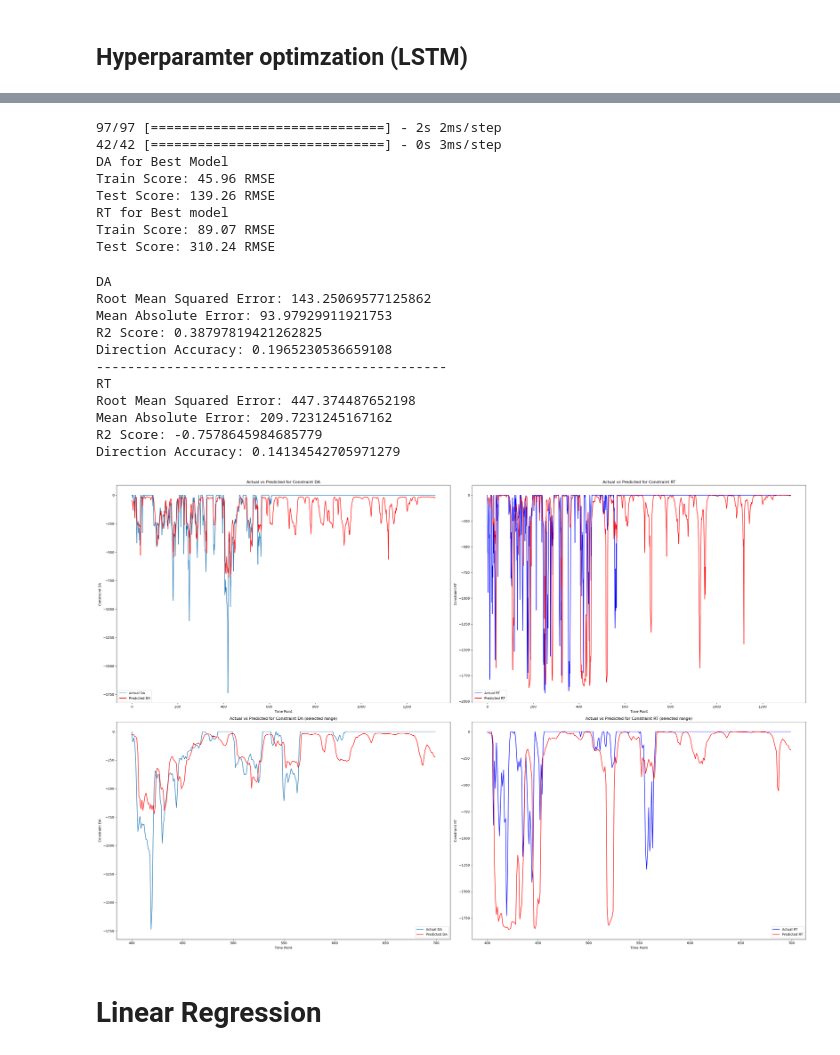
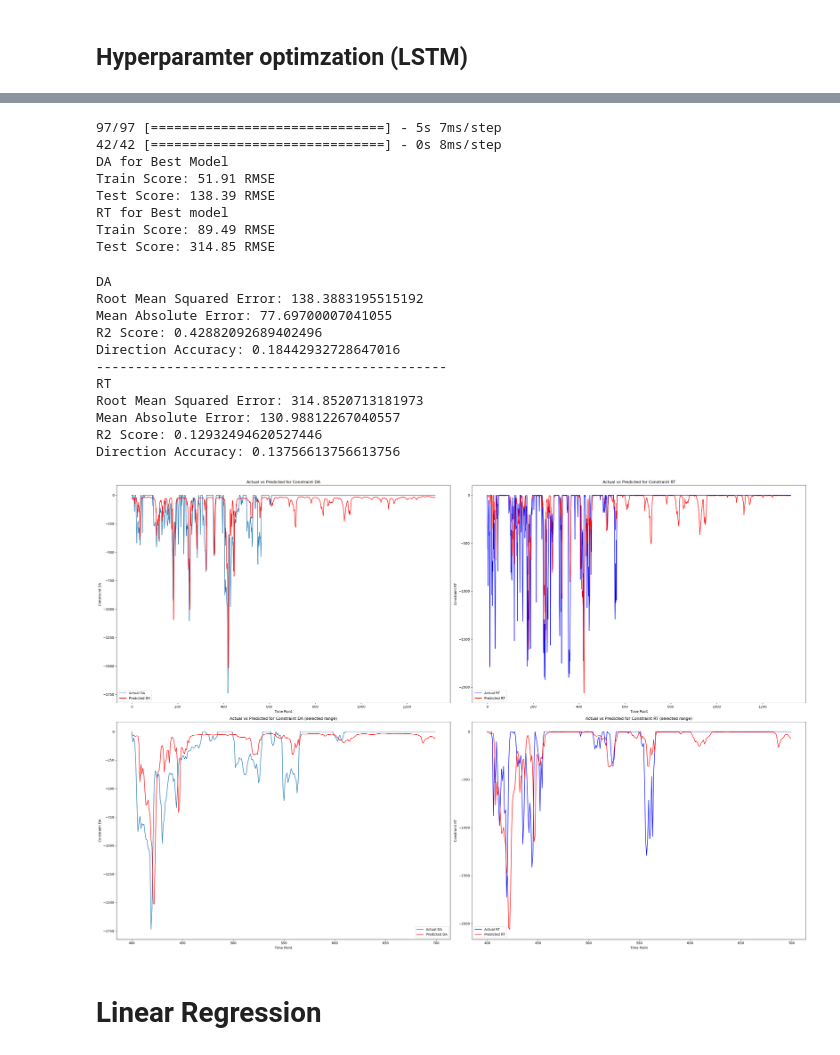
Before and after one commit to Nim-ah/Day-Ahead-Real-Time-Constraint-Investigation, a Jupyter notebook: DA_RT_V1.ipynb, the cells around one changed output, grey strips where cells are left out. Cells and saved outputs as stored; diff of their text form; code cells hidden in the pictures.

```diff
--- a/DA_RT_V1.ipynb
+++ b/DA_RT_V1.ipynb
@@ -561,9 +578,9 @@ def tuned_model(HP_Tuner):
 tuner = RandomSearch(
     tuned_model,
     objective='val_loss',
-    max_trials=5,
-    executions_per_trial=3,
-    directory='V1_copy',
+    max_trials=6,
+    executions_per_trial=4,
+    directory='V2',
     project_name='DA_RT')
 
 tuner.search(X_train, y_train, epochs=5, validation_data=(X_test, y_test))
@@ -577,6 +594,6 @@ INFO:tensorflow:Oracle triggered exit
 # %%
 # Get the best model
 best_model = tuner.get_best_models(num_models=1)[0]
-bm = best_model.fit(X_train, y_train, epochs=100, batch_size=16, verbose=2)
+bm = best_model.fit(X_train, y_train, epochs=100, batch_size=16, verbose=1)
 # %% [output]
 Epoch 1/100
@@ -630,20 +647,20 @@ print('Train Score: %.2f RMSE' % (trainScore))
 testScore = np.sqrt(mean_squared_error(y_test[:, 1], bm_testPredict[:, 1]))
 print('Test Score: %.2f RMSE' % (testScore))
 # %% [output]
-97/97 [==============================] - 2s 2ms/step
-42/42 [==============================] - 0s 3ms/step
+97/97 [==============================] - 5s 7ms/step
+42/42 [==============================] - 0s 8ms/step
 DA for Best Model
-Train Score: 45.96 RMSE
-Test Score: 139.26 RMSE
+Train Score: 51.91 RMSE
+Test Score: 138.39 RMSE
 RT for Best model
-Train Score: 89.07 RMSE
-Test Score: 310.24 RMSE
+Train Score: 89.49 RMSE
+Test Score: 314.85 RMSE
 # %%
 
 # For Constraint DA
 print("DA")
 DA_y_true = y_test[:, 0]
-DA_y_pred = testPredict[:, 0]
+DA_y_pred = bm_testPredict[:, 0]
 
 # RMSE
 DA_rmse = np.sqrt(mean_squared_error(DA_y_true, DA_y_pred))
@@ -667,7 +684,7 @@ print("---------------------------------------------")
 # For Constraint RT
 print("RT")
 RT_y_true = y_test[:, 1]
-RT_y_pred = testPredict[:, 1]
+RT_y_pred = bm_testPredict[:, 1]
 
 # RMSE
 RT_rmse = np.sqrt(mean_squared_error(RT_y_true, RT_y_pred))
@@ -682,21 +699,20 @@ RT_r2 = r2_score(RT_y_true, RT_y_pred)
 print(f'R2 Score: {RT_r2}')
 
 # Direction Accuracy
-RT_dir_acc = np.mean(np.sign(
-    RT_y_true[1:] - RT_y_true[:-1]) == np.sign(RT_y_pred[1:] - RT_y_pred[:-1]))
+RT_dir_acc = np.mean(np.sign(RT_y_true[1:] - RT_y_true[:-1]) == np.sign(RT_y_pred[1:] - RT_y_pred[:-1]))
 print(f'Direction Accuracy: {RT_dir_acc}')
 # %% [output]
 DA
-Root Mean Squared Error: 143.25069577125862
-Mean Absolute Error: 93.97929911921753
-R2 Score: 0.38797819421262825
-Direction Accuracy: 0.1965230536659108
+Root Mean Squared Error: 138.3883195515192
+Mean Absolute Error: 77.69700007041055
+R2 Score: 0.42882092689402496
+Direction Accuracy: 0.18442932728647016
 ---------------------------------------------
 RT
-Root Mean Squared Error: 447.374487652198
-Mean Absolute Error: 209.7231245167162
-R2 Score: -0.7578645984685779
-Direction Accuracy: 0.14134542705971279
+Root Mean Squared Error: 314.8520713181973
+Mean Absolute Error: 130.98812267040557
+R2 Score: 0.12932494620527446
+Direction Accuracy: 0.13756613756613756
 # %%
 time_point = range(len(y_test))
 
@@ -709,40 +725,40 @@ fig, axs = plt.subplots(2, 2, figsize=(30, 20))
 
 # Plot 1: Actual vs Predicted for Constraint DA (full range)
 axs[0, 0].plot(time_point, y_test[:, 0], label='Actual DA')
-axs[0, 0].plot(time_point, testPredict[:, 0], label='Predicted DA', color='red')
+axs[0, 0].plot(time_point, bm_testPredict[:, 0], label='Predicted DA', color='red')
 axs[0, 0].set_title('Actual vs Predicted for Constraint DA')
 axs[0, 0].set_xlabel('Time Point')
 axs[0, 0].set_ylabel('Constraint DA')
 axs[0, 0].legend()
 
 # Plot 2: Actual vs Predicted for Constraint RT (full range)
 axs[0, 1].plot(time_point, y_test[:, 1], label='Actual RT', color = 'blue')
-axs[0, 1].plot(time_point, testPredict[:, 1], label='Predicted RT', color='red')
+axs[0, 1].plot(time_point, bm_testPredict[:, 1], label='Predicted RT', color='red')
 axs[0, 1].set_title('Actual vs Predicted for Constraint RT')
 axs[0, 1].set_xlabel('Time Point')
 axs[0, 1].set_ylabel('Constraint RT')
 axs[0, 1].legend()
 
 # Plot 3: Actual vs Predicted for Constraint DA
 axs[1, 0].plot(time_point[start_index:end_index], y_test[start_index:end_index, 0], label='Actual DA')
-axs[1, 0].plot(time_point[start_index:end_index], testPredict[start_index:end_index, 0], label='Predicted DA', color='red')
+axs[1, 0].plot(time_point[start_index:end_index], bm_testPredict[start_index:end_index, 0], label='Predicted DA', color='red')
 axs[1, 0].set_title('Actual vs Predicted for Constraint DA (selected range)')
 axs[1, 0].set_xlabel('Time Point')
 axs[1, 0].set_ylabel('Constraint DA')
 axs[1, 0].legend()
 
 # Plot 4: Actual vs Predicted for Constraint RT
 axs[1, 1].plot(time_point[start_index:end_index], y_test[start_index:end_index, 1], label='Actual RT', color="blue")
-axs[1, 1].plot(time_point[start_index:end_index], testPredict[start_index:end_index, 1], label='Predicted RT', color='red')
+axs[1, 1].plot(time_point[start_index:end_index], bm_testPredict[start_index:end_index, 1], label='Predicted RT', color='red')
 axs[1, 1].set_title('Actual vs Predicted for Constraint RT (selected range)')
 axs[1, 1].set_xlabel('Time Point')
 axs[1, 1].set_ylabel('Constraint RT')
 axs[1, 1].legend()
 
 plt.tight_layout()
 plt.show()
 # %% [output]
-[figure, old version]
+[figure, new version]
 # %% [markdown]
 # Linear Regression
 # %%
```
Also changed, not shown: parts of 14 cells of this notebook.
